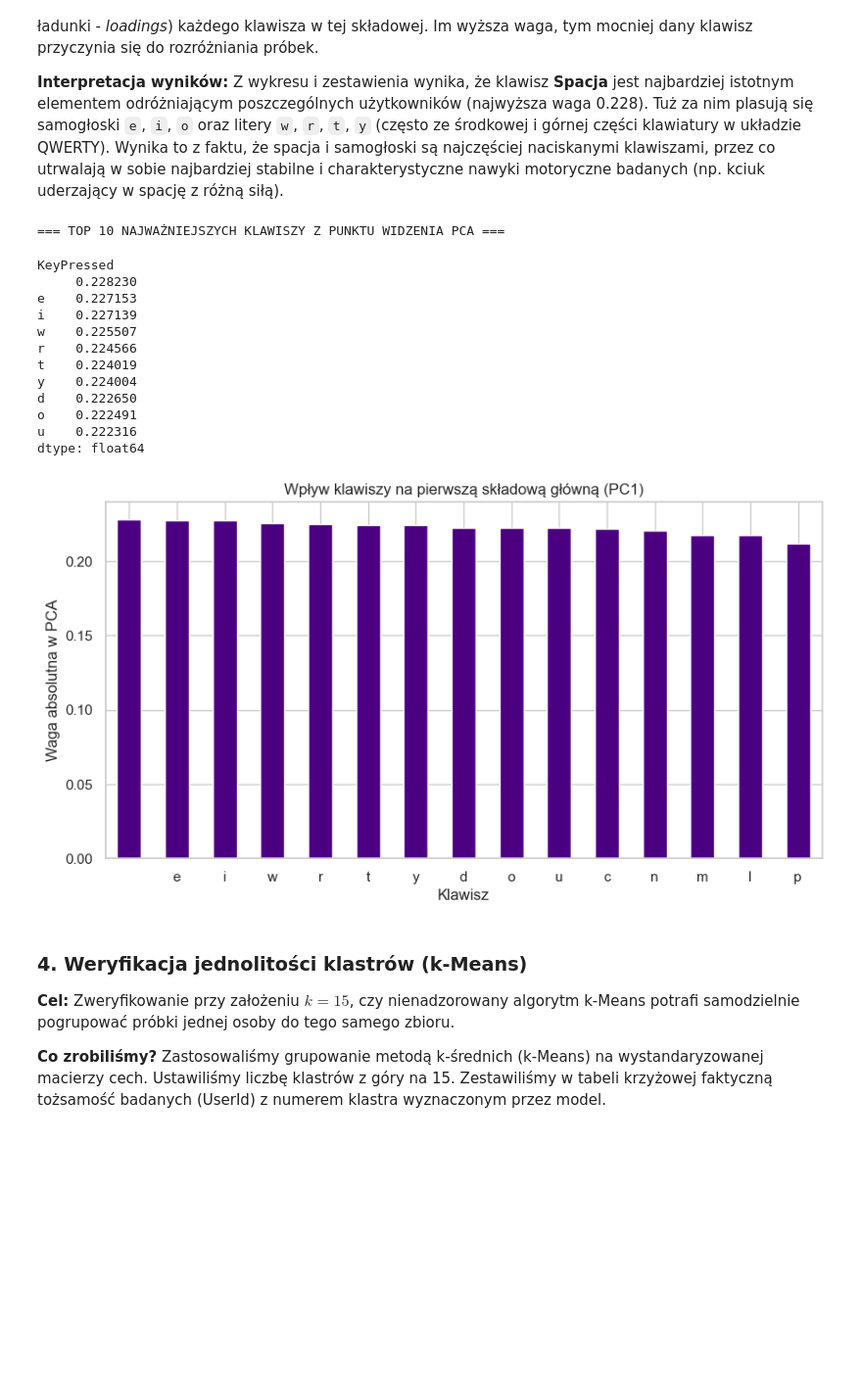
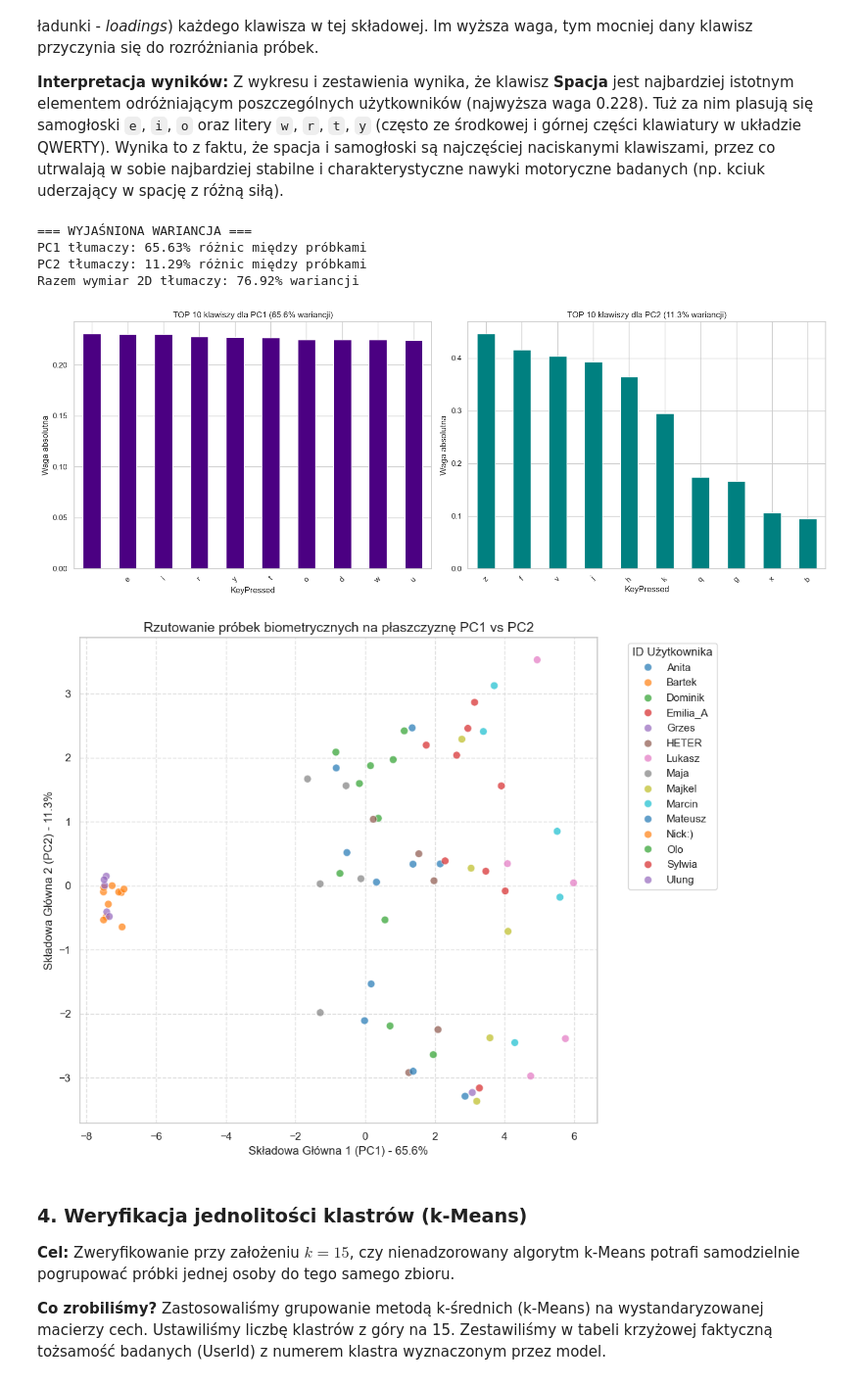
Before and after one commit to lsocpb/data-quality, a Jupyter notebook: notebooks/01_keystrokes_analysis.ipynb, the cells around one changed output. Shown at 98% size. Cells and saved outputs as stored; diff of their text form; code cells hidden in the pictures; blank space fills up the shorter version.

```diff
--- a/notebooks/01_keystrokes_analysis.ipynb
+++ b/notebooks/01_keystrokes_analysis.ipynb
@@ -96,37 +96,62 @@ Z wykresu i zestawienia wynika, że klawisz **Spacja** jest najbardziej istotnym
 # %%
 from sklearn.decomposition import PCA
 
 pca = PCA()
-pca.fit(X_scaled)
+X_pca = pca.fit_transform(X_scaled)
 
-pc1_weights = pd.Series(pca.components_[0], index=X_scaled.columns)
-most_important_keys = pc1_weights.abs().sort_values(ascending=False)
+var_pc1 = pca.explained_variance_ratio_[0] * 100
+var_pc2 = pca.explained_variance_ratio_[1] * 100
 
-print("=== TOP 10 NAJWAŻNIEJSZYCH KLAWISZY Z PUNKTU WIDZENIA PCA ===")
-display(most_important_keys.head(10))
+print(f"=== WYJAŚNIONA WARIANCJA ===")
+print(f"PC1 tłumaczy: {var_pc1:.2f}% różnic między próbkami")
+print(f"PC2 tłumaczy: {var_pc2:.2f}% różnic między próbkami")
+print(f"Razem wymiar 2D tłumaczy: {(var_pc1 + var_pc2):.2f}% wariancji\n")
 
-plt.figure(figsize=(10, 5))
-most_important_keys.head(15).plot(kind='bar', color='indigo')
-plt.title("Wpływ klawiszy na pierwszą składową główną (PC1)")
-plt.ylabel("Waga absolutna w PCA")
-plt.xlabel("Klawisz")
-plt.xticks(rotation=0)
+pc1_weights = pd.Series(pca.components_[0], index=X_scaled.columns).abs().sort_values(ascending=False)
+pc2_weights = pd.Series(pca.components_[1], index=X_scaled.columns).abs().sort_values(ascending=False)
+
+fig, axes = plt.subplots(1, 2, figsize=(16, 6))
+
+pc1_weights.head(10).plot(kind='bar', color='indigo', ax=axes[0])
+axes[0].set_title(f"TOP 10 klawiszy dla PC1 ({var_pc1:.1f}% wariancji)")
+axes[0].set_ylabel("Waga absolutna")
+axes[0].tick_params(axis='x', rotation=45)
+
+pc2_weights.head(10).plot(kind='bar', color='teal', ax=axes[1])
+axes[1].set_title(f"TOP 10 klawiszy dla PC2 ({var_pc2:.1f}% wariancji)")
+axes[1].set_ylabel("Waga absolutna")
+axes[1].tick_params(axis='x', rotation=45)
+
+plt.tight_layout()
 plt.show()
+
+plt.figure(figsize=(10, 8))
+
+sns.scatterplot(
+    x=X_pca[:, 0],
+    y=X_pca[:, 1],
+    hue=y_users,
+    palette='tab10',
+    alpha=0.7,
+    s=60
+)
+
+plt.title("Rzutowanie próbek biometrycznych na płaszczyznę PC1 vs PC2", fontsize=14)
+plt.xlabel(f"Składowa Główna 1 (PC1) - {var_pc1:.1f}%")
+plt.ylabel(f"Składowa Główna 2 (PC2) - {var_pc2:.1f}%")
+plt.grid(True, linestyle='--', alpha=0.6)
+
+plt.legend(title='ID Użytkownika', bbox_to_anchor=(1.05, 1), loc='upper left')
+plt.tight_layout()
+
+plt.show()
 # %% [output]
-=== TOP 10 NAJWAŻNIEJSZYCH KLAWISZY Z PUNKTU WIDZENIA PCA ===
+=== WYJAŚNIONA WARIANCJA ===
+PC1 tłumaczy: 65.63% różnic między próbkami
+PC2 tłumaczy: 11.29% różnic między próbkami
+Razem wymiar 2D tłumaczy: 76.92% wariancji
-KeyPressed
-     0.228230
-e    0.227153
-i    0.227139
-w    0.225507
-r    0.224566
-t    0.224019
-y    0.224004
-d    0.222650
-o    0.222491
-u    0.222316
-dtype: float64
-[figure, old version]
+[figure, new version]
+[figure, added]
 # %% [markdown]
 ### 4. Weryfikacja jednolitości klastrów (k-Means)
 
```
Also changed, not shown: parts of 6 cells of this notebook.
